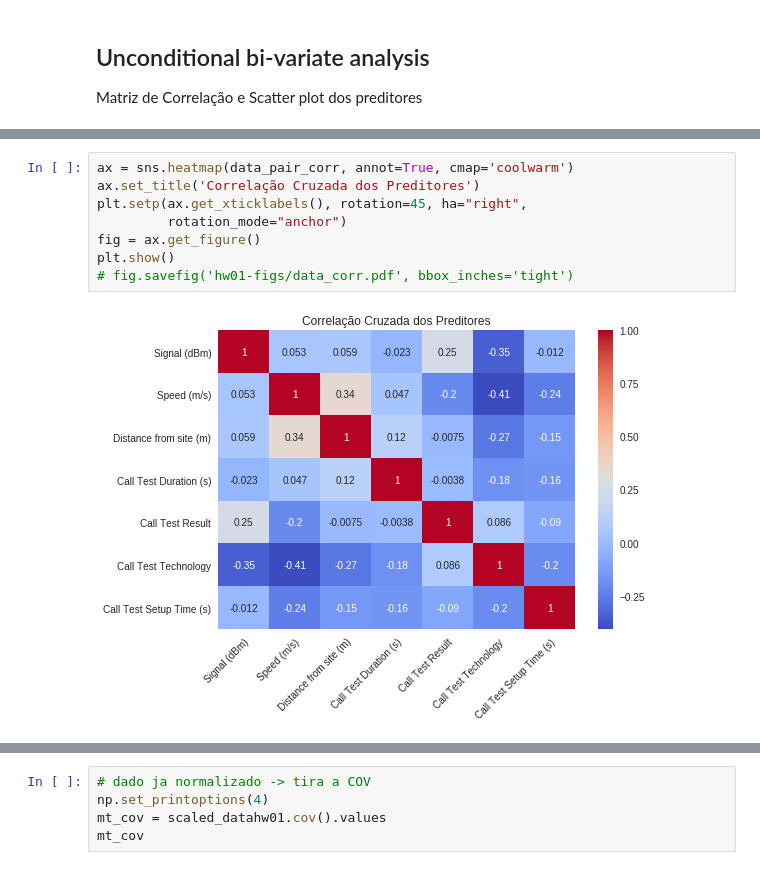
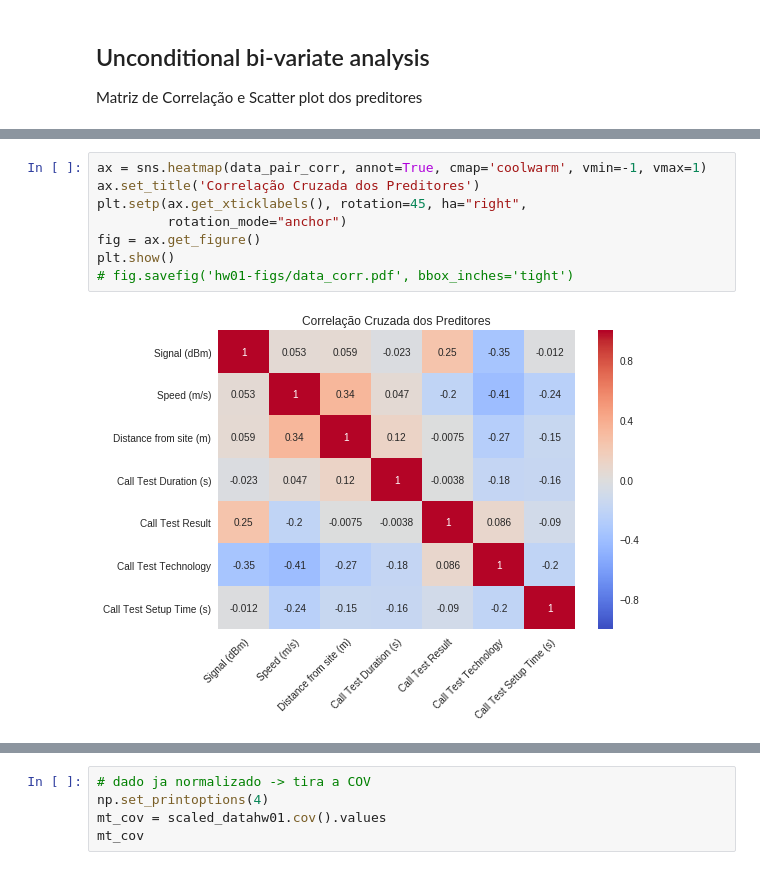
Before and after one commit to ezequiasjunior/ica2019.2, a Jupyter notebook: data_preprocessing.ipynb, the cells around one changed output, grey strips where cells are left out. Cells and saved outputs as stored; diff of their text form.

```diff
--- a/data_preprocessing.ipynb
+++ b/data_preprocessing.ipynb
@@ -331,15 +321,15 @@ data_pair_corr
 | Call Test Technology | -0.345037 | -0.407740 | -0.265118 | -0.177652 | 0.086288 | ... |
 | Call Test Setup Time (s) | -0.011850 | -0.244430 | -0.150781 | -0.160464 | -0.089949 | ... |
 # %%
-ax = sns.heatmap(data_pair_corr, annot=True, cmap='coolwarm')
+ax = sns.heatmap(data_pair_corr, annot=True, cmap='coolwarm', vmin=-1, vmax=1)
 ax.set_title('Correlação Cruzada dos Preditores')
 plt.setp(ax.get_xticklabels(), rotation=45, ha="right",
          rotation_mode="anchor")
 fig = ax.get_figure()
 plt.show()
 # fig.savefig('hw01-figs/data_corr.pdf', bbox_inches='tight')
 # %% [output]
-[figure, old version]
+[figure, new version]
 # %%
 ax = sns.pairplot(datahw01, hue='MOS', palette='bright', vars=datahw01.columns[:-1],
                   diag_kind='hist', plot_kws={"s": 15, "marker": 'x'}, diag_kws={"alpha": 0.45})
```
Also changed, not shown: parts of 10 cells of this notebook, 8 other files.
